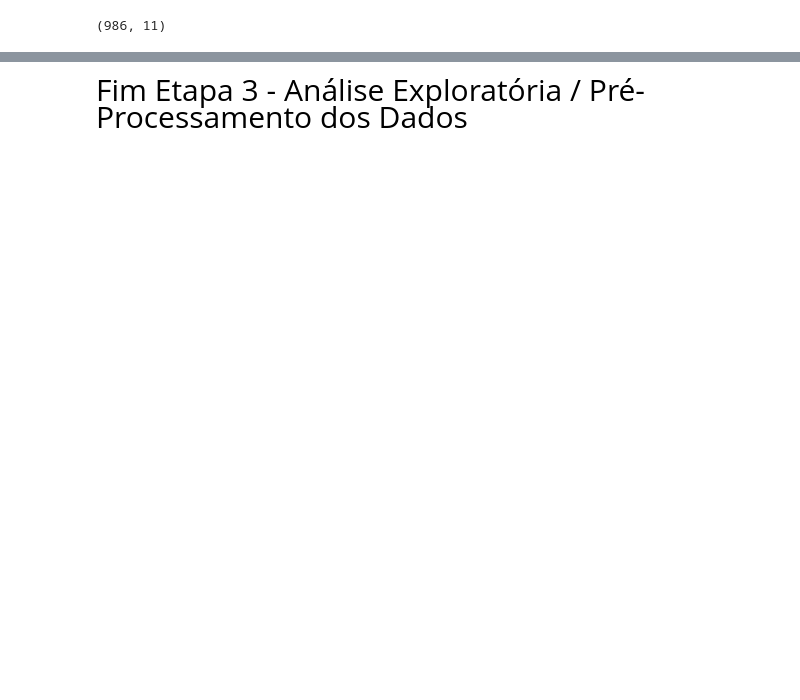
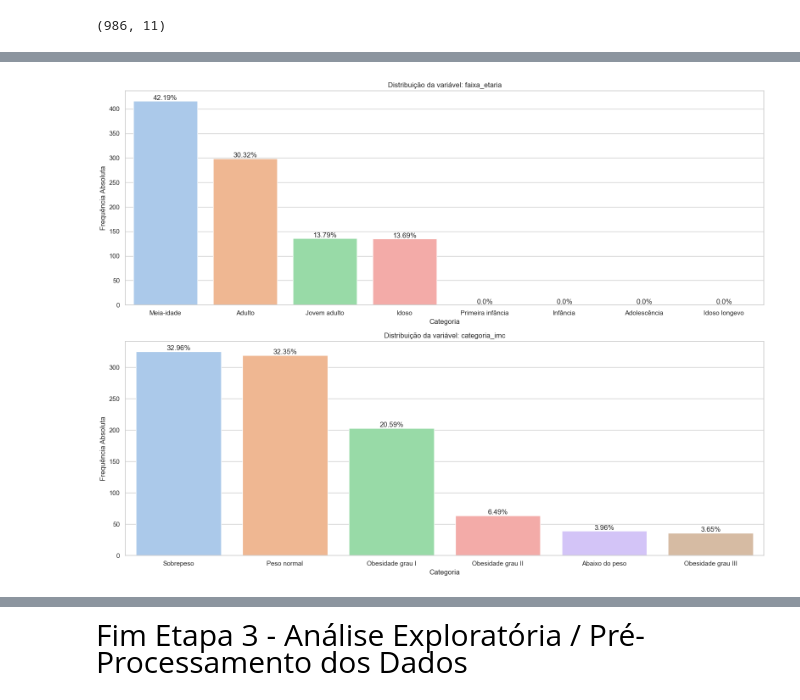
Before and after one commit to robsoncalixto/fiap-tech-challenge-01, a Jupyter notebook: Tech_Challenge_Analise.ipynb, the cells around one changed output, grey strips where cells are left out. Drawn from its saved outputs; the diff is of its cells as text; code cells hidden in the pictures; blank space fills up the shorter version.

```diff
--- a/Tech_Challenge_Analise.ipynb
+++ b/Tech_Challenge_Analise.ipynb
@@ -118,6 +160,6 @@ nbimporter : 0.3.4
 # %%
 # Carregando os dados
-df_original = pd.read_csv("dados/Medicalpremium.csv")
+df_original = pd.read_csv("data/Medicalpremium.csv")
 # %%
 # Shape
 df_original.shape
@@ -1122,18 +686,0 @@ Caso seja excluído pessoas que se enquadram nessa faixa terá um atendimento pe
-# %%
-# Tabela de Frequência das váriaveis categóricas
-variaveis_significativas = [
-    "Diabetes", "BloodPressureProblems",
-    "AnyChronicDiseases", "KnownAllergies", "HistoryOfCancerInFamily",
-    "faixa_etaria", "categoria_imc"
-]
-# Função do pandas que divide uma série numérica em quantis.
-# O parâmetro q=4 quer dizer: dividir a variável PremiumPrice em 4 faixas com aproximadamente o mesmo número de observações.
-df_dados['faixa_preco'] = pd.qcut(df_dados['PremiumPrice'], q=4, labels=['Baixo', 'Médio-Baixo', 'Médio-Alto', 'Alto'])
-df_dados['range'] = pd.qcut(df_dados['PremiumPrice'], q=4)
-
-print(f"\n📊 Faixa preço: {df_dados['range'].unique()}")
-for var in variaveis_significativas:
-    print(f"\n📊 Crosstab: {var} x faixa_preco")
-    display(pd.crosstab(df_dados[var], df_dados['faixa_preco'], margins=True,margins_name="Total" ))
-
-# > O desbalanceamento de classe é um problema que terá que ser resolvido durante o pré-processamento dos dados.
@@ -1232,0 +752,31 @@ plotar_heatmap_correlacoes(df_dados, variaveis, target='PremiumPrice')
+# %%
+# % Percentual de frequência para as variáveis faixa etária e categoria imc
+variaveis_categoricas = [
+    'faixa_etaria',
+    'categoria_imc'
+]
+# Ajusta o tamanho dos gráficos
+plt.figure(figsize=(16, 6 * len(variaveis_categoricas)))
+
+# Loop para criar um subplot por variável
+for i, var in enumerate(variaveis_categoricas):
+    plt.subplot(len(variaveis_categoricas), 1, i+1)
+
+    dados_var = df_frequencias[df_frequencias['Variável'] == var]
+
+    # Cria gráfico de barras com frequência e percentual nos rótulos
+    sns.barplot(data=dados_var, x='Categoria', y='Frequência Absoluta', palette='pastel')
+
+    # Adiciona os percentuais nas barras
+    for index, row in dados_var.iterrows():
+        plt.text(x=index - dados_var.index.min(), y=row['Frequência Absoluta'] + 2,
+                 s=f"{row['Percentual (%)']}%", ha='center')
+
+    plt.title(f'Distribuição da variável: {var}', fontsize=12)
+    plt.ylabel('Frequência Absoluta')
+    plt.xlabel('Categoria')
+
+plt.tight_layout()
+plt.show()
+# %% [output]
+[figure, added]
```
Also changed, not shown: parts of 129 cells of this notebook, 4 other files.
